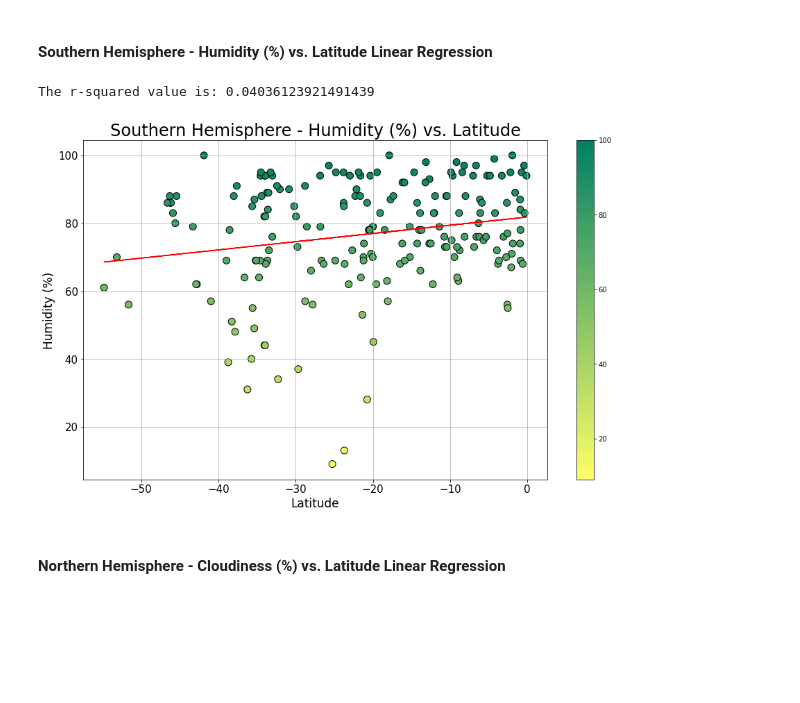
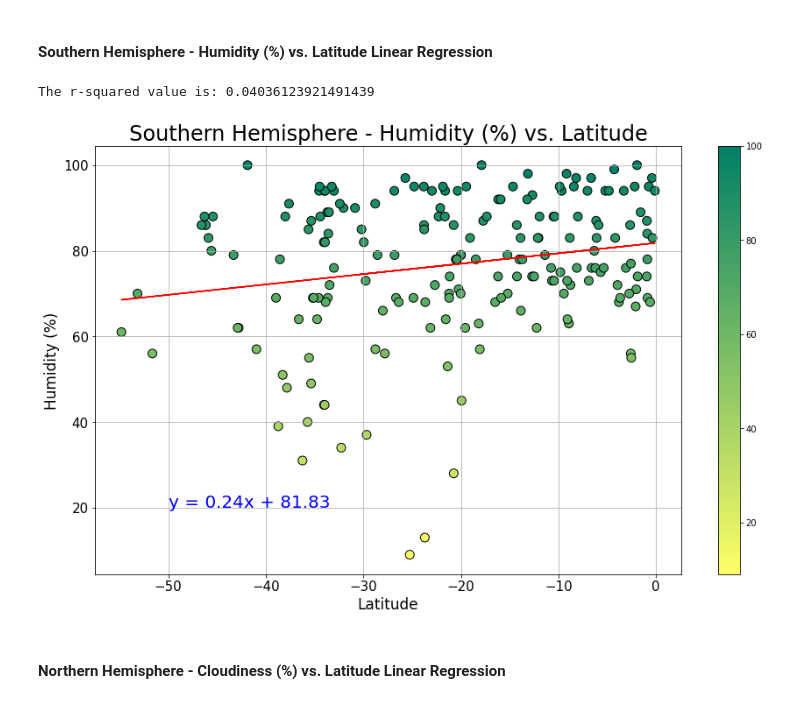
Before and after one commit to crogar/python-api-challenge, a Jupyter notebook: WeatherPy/WeatherPy.ipynb, the cells around one changed output. Saved outputs shown, nothing was run; the diff lists cells and outputs as text; code cells hidden in the pictures; blank space fills up the shorter version.

```diff
--- a/WeatherPy/WeatherPy.ipynb
+++ b/WeatherPy/WeatherPy.ipynb
@@ -316,28 +316,28 @@ The r-squared value is: 0.08248631520948155
 # %%
 s_lats = southern_hemisphere_df['Lat']  # latitudes for cities in the southern hemisphere
 s_humidity = southern_hemisphere_df["Humidity"]
 
 (slope, intercept, rvalue, pvalue, stderr) = linregress(s_lats, s_humidity)
 
 regress_values = s_lats * slope + intercept
 line_eq = "y = " + str(round(slope,2)) + "x + " + str(round(intercept,2))
 
 plt.figure(figsize=(15,9))
 plt.grid()
 plt.title("Southern Hemisphere - Humidity (%) vs. Latitude", fontsize=24, )
 plt.scatter(s_lats,s_humidity, s=100, c=s_humidity, cmap='summer_r', edgecolors="black")
 plt.plot(s_lats,regress_values,"r-")
 
-plt.annotate(line_eq,(14,22),fontsize=20,color="blue")
+plt.annotate(line_eq,(-50,20),fontsize=20,color="blue")
 plt.xlabel("Latitude", fontsize=17)
 plt.ylabel("Humidity (%)", fontsize=17)
 plt.xticks(fontsize= 15)
 plt.yticks(fontsize= 15);
 plt.colorbar()
 print(f"The r-squared value is: {rvalue**2}")
 # %% [output]
 The r-squared value is: 0.04036123921491439
-[figure, old version]
+[figure, new version]
 # %% [markdown]
 ####  Northern Hemisphere - Cloudiness (%) vs. Latitude Linear Regression
 # %%
```
Also changed, not shown: parts of 3 cells of this notebook.
